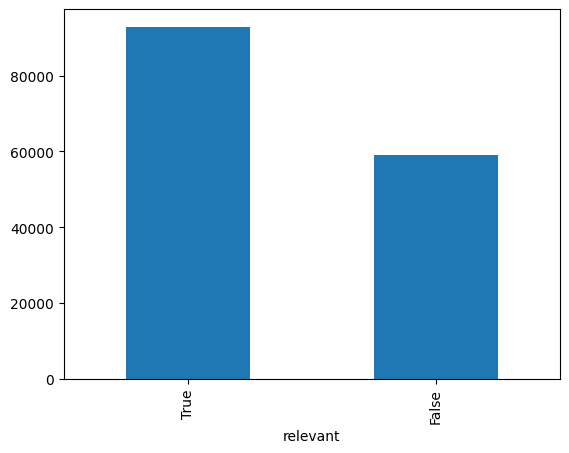
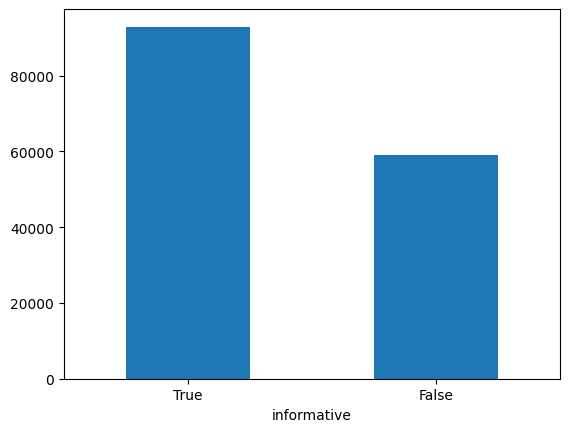
Code edit (unified diff) that turned the first committed figure into the second:
--- before
+++ after
@@ -1 +1 @@
-df['relevant'].value_counts().plot(kind='bar')
+df['informative'].value_counts().plot(kind='bar', rot=0)

Commit: rename relevant to informative